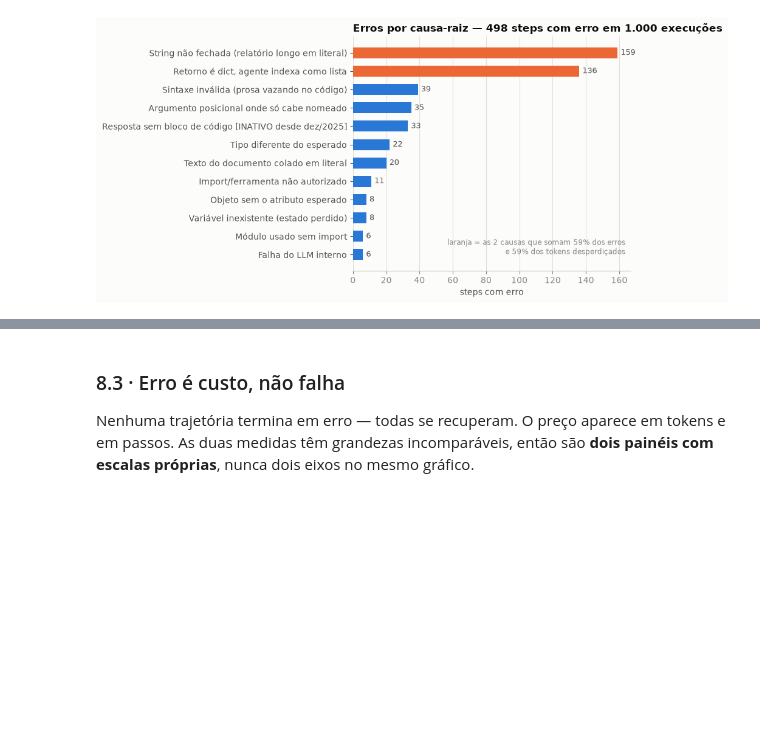
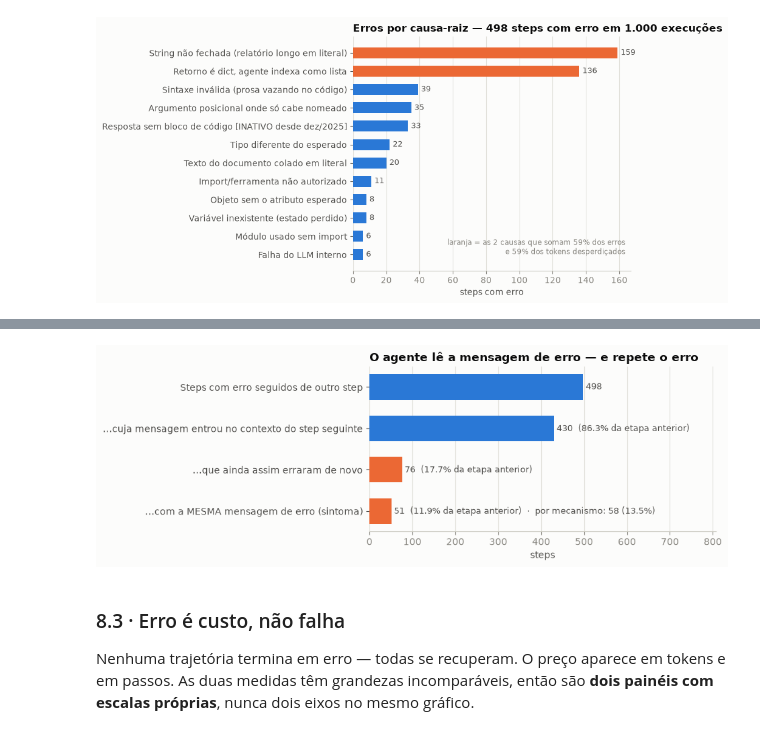
Before and after one commit to rc-ventura/memory_layer_ai_agents, a Jupyter notebook: analysis/2026-09-trace-law-flow/pipeline/analise_trace_esteira_juridica.ipynb, the cells around one changed output, grey strips where cells are left out. Saved outputs shown, nothing was run; the diff lists cells and outputs as text; code cells hidden in the pictures; blank space fills up the shorter version.

```diff
--- a/analysis/2026-09-trace-law-flow/pipeline/analise_trace_esteira_juridica.ipynb
+++ b/analysis/2026-09-trace-law-flow/pipeline/analise_trace_esteira_juridica.ipynb
@@ -270,0 +407,19 @@ print(">>> reforça a chave de recuperação (papel, assinatura) já proposta pr
+# %%
+role_vol = EU["role"].value_counts()
+roles_relevantes = role_vol[role_vol >= 5].index
+nome_mec = EU["unidade"].map(lambda u: UNI[u][0])
+tab_role_mec = pd.crosstab(EU["role"], nome_mec).loc[roles_relevantes]
+norm_mec = tab_role_mec.div(tab_role_mec.sum(axis=1), axis=0) * 100
+dom22 = pd.DataFrame({
+    "n": tab_role_mec.sum(axis=1),
+    "mecanismo dominante": norm_mec.idxmax(axis=1),
+    "% do papel": norm_mec.max(axis=1).round().astype(int),
+    "2º mecanismo": norm_mec.apply(lambda r: r.nlargest(2).index[1], axis=1),
+    "% 2º": norm_mec.apply(lambda r: r.nlargest(2).iloc[1], axis=1).round().astype(int),
+})
+print("Mecanismo dominante por papel (% dos erros DAQUELE papel):")
+display(dom22)
+for role, r in dom22.iterrows():
+    empate = f" — empate com '{r['2º mecanismo']}'" if r["% do papel"] == r["% 2º"] else ""
+    print(f">>> {role}: {r['% do papel']}% '{r['mecanismo dominante']}'{empate}")
+print(">>> Cada papel de domínio tem um mecanismo próprio: a chave de recuperação da memória é (papel, unidade).")
@@ -990,3 +1203,27 @@ plt.tight_layout(); plt.show()
+# %%
+etapas = [
+    ("Steps com erro seguidos de outro step", checked, None),
+    ("…cuja mensagem entrou no contexto do step seguinte", reached, checked),
+    ("…que ainda assim erraram de novo", repeated, reached),
+    ("…com a MESMA mensagem de erro (sintoma)", same_sig, reached),
+]
+labels = [e[0] for e in etapas][::-1]
+vals   = [e[1] for e in etapas][::-1]
+cores  = [ORANGE, ORANGE, BLUE, BLUE]
+
+fig, ax = plt.subplots(figsize=(9.5, 3.4))
+ax.barh(labels, vals, color=cores, height=0.62)
+for i, (lab, v, base) in enumerate(list(etapas)[::-1]):
+    txt = f"{v}" if base is None else f"{v}  ({v/base:.1%} da etapa anterior)"
+    if lab.startswith("…com a MESMA mensagem"):
+        txt += f"  ·  por mecanismo: {same_mec} ({same_mec/base:.1%})"
+    ax.text(v + checked*0.012, i, txt, va="center", color=INK2, fontsize=9)
+style_ax(ax)
+ax.set_title("O agente lê a mensagem de erro — e repete o erro")
+ax.set_xlabel("steps"); ax.set_xlim(0, checked*1.62)
+plt.tight_layout(); plt.show()
+# %% [output]
+[figure, added]
 # %% [markdown]
 ### 8.3 · Erro é custo, não falha
 
```
Also changed, not shown: parts of 35 cells of this notebook, 14 other files.
